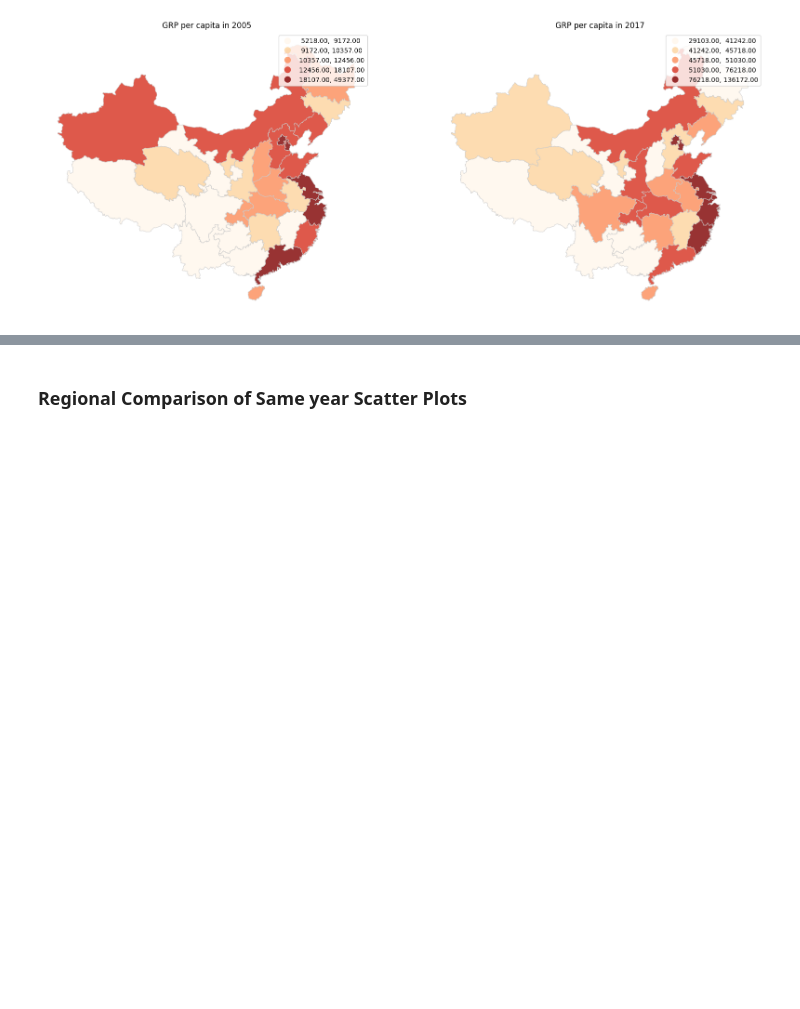
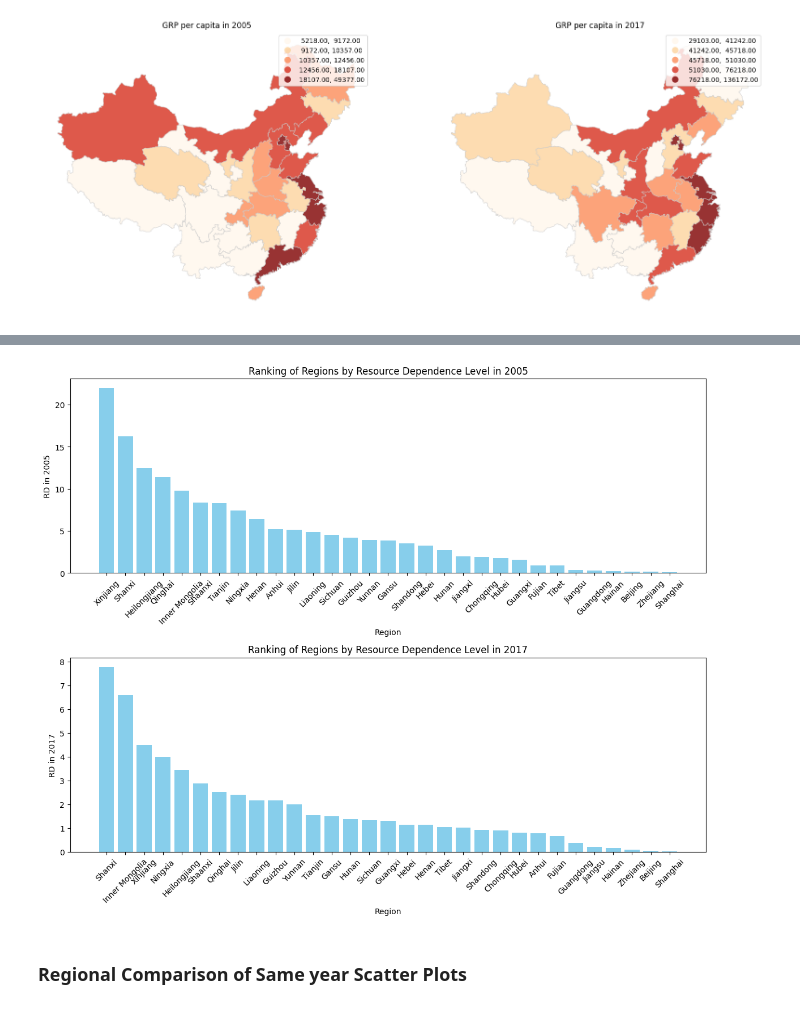
Before and after one commit to KaylaBai/Dissertation, a Jupyter notebook: Dissertation.ipynb, the cells around one changed output, grey strips where cells are left out. Saved outputs shown, nothing was run; the diff lists cells and outputs as text; code cells hidden in the pictures; blank space fills up the shorter version.

```diff
--- a/Dissertation.ipynb
+++ b/Dissertation.ipynb
@@ -633,3 +652,33 @@ plt.show()
+# %%
+
+
+# 选择2005年的RD数据并按照大小排序
+rd_2005 = RD.loc[:, "2005"]
+rd_2017 = RD.loc[:, "2017"]
+sorted_rd_2005 = rd_2005.sort_values(ascending=False)
+sorted_rd_2017 = rd_2017.sort_values(ascending=False)
+
+# 绘制竖直条形图
+plt.figure(figsize=(12, 10))
+plt.subplot(2,1,1)
+plt.bar(sorted_rd_2005.index, sorted_rd_2005.values, color='skyblue')
+plt.xlabel('Region')
+plt.ylabel('RD in 2005')
+plt.title('Ranking of Regions by Resource Dependence Level in 2005')
+plt.xticks(rotation=45)
+plt.tight_layout()
+
+plt.subplot(2,1,2)
+plt.bar(sorted_rd_2017.index, sorted_rd_2017.values, color='skyblue')
+plt.xlabel('Region')
+plt.ylabel('RD in 2017')
+plt.title('Ranking of Regions by Resource Dependence Level in 2017')
+plt.xticks(rotation=45)
+plt.tight_layout()
+
+plt.show()
+# %% [output]
+[figure, added]
 # %% [markdown]
 ### Regional Comparison of Same year Scatter Plots
 # %%
```
Also changed, not shown: parts of 29 cells of this notebook.
